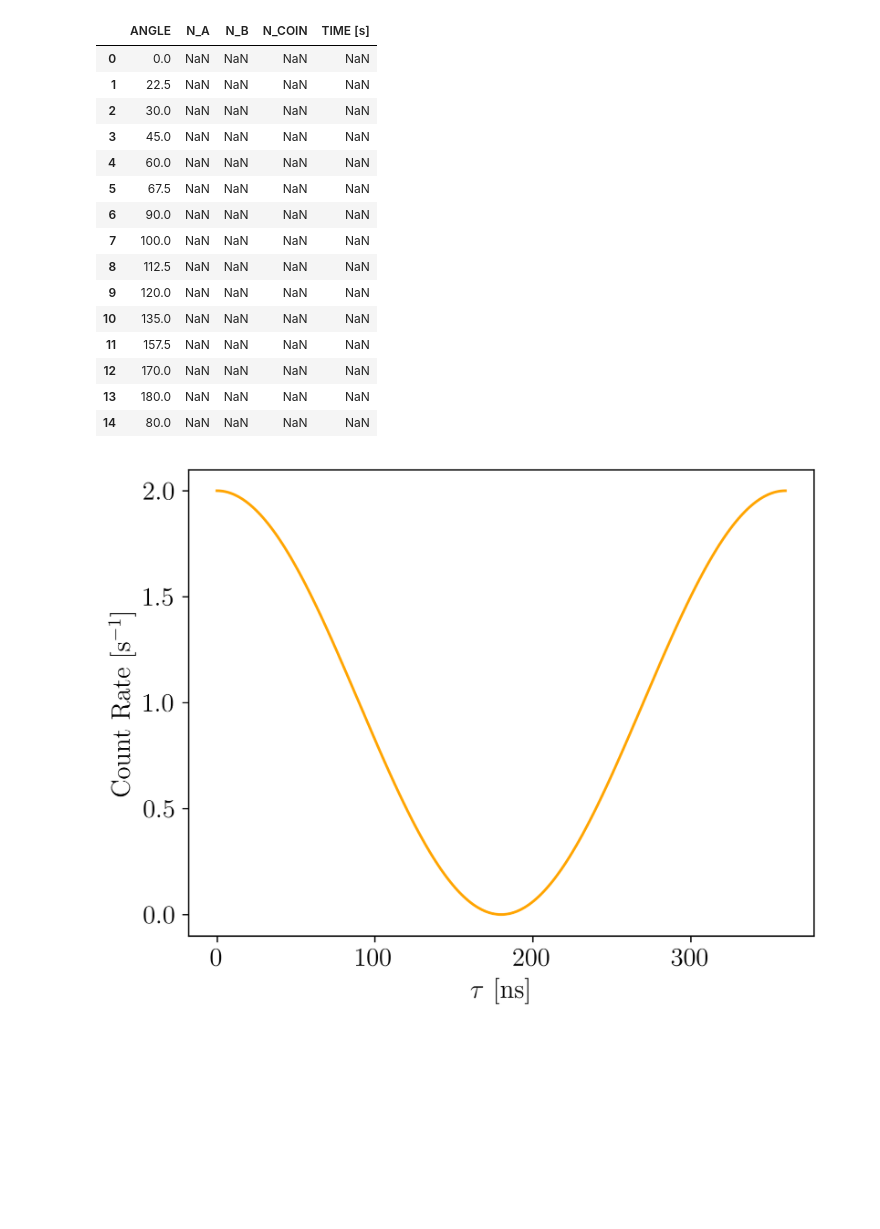
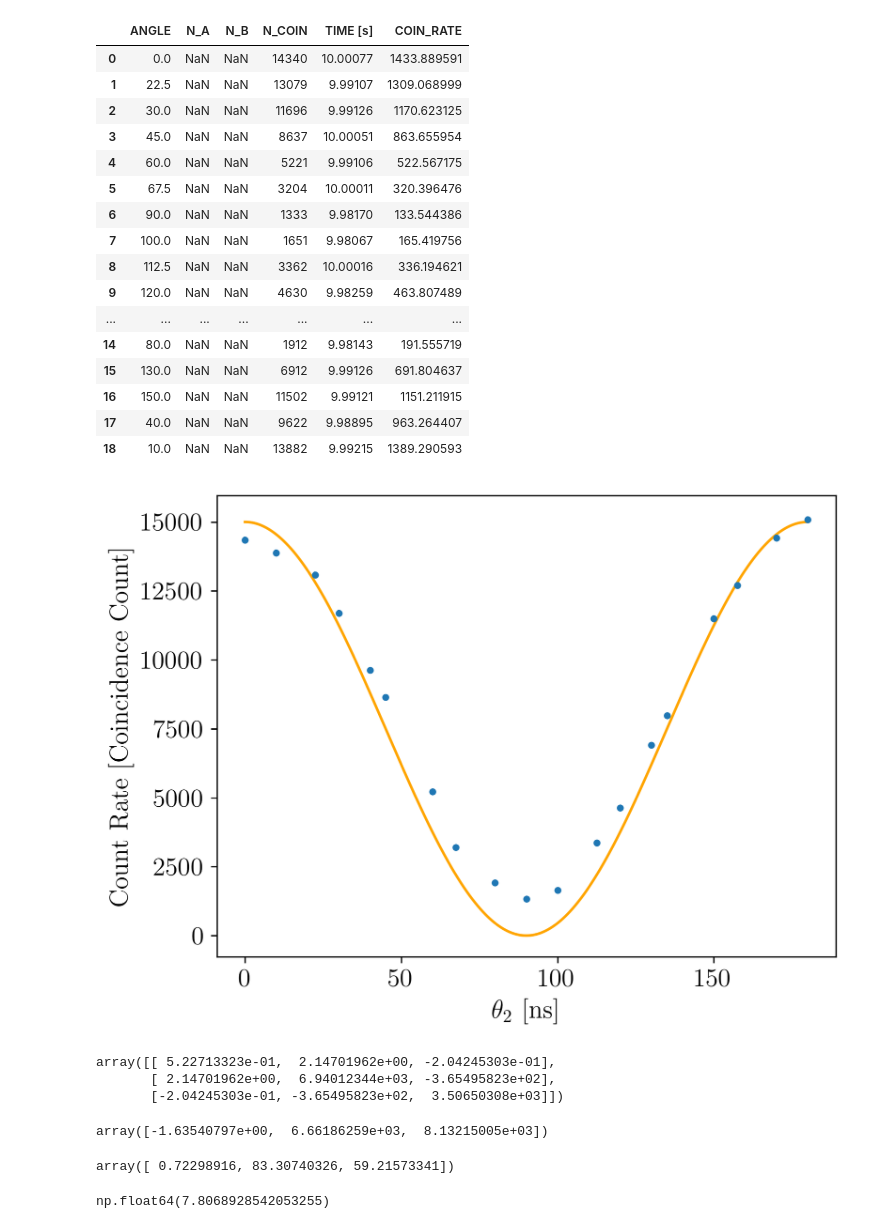
Before and after one commit to andres-luengo/alden-andres-max-most-dangerous-4450-trio, a Jupyter notebook: pol_cor_fit.ipynb, the cells around one changed output. Drawn from its saved outputs; the diff is of its cells as text; code cells hidden in the pictures; blank space fills up the shorter version.

Commit message:
curve fitttttt

```diff
--- a/pol_cor_fit.ipynb
+++ b/pol_cor_fit.ipynb
@@ -11,25 +11,27 @@ df = (pd.read_csv("polarizer_correlation.csv")
       .drop(columns=['Trial Number', 'Angle A'])
       .rename(columns={
           "Angle B": "ANGLE",
+          "N_coin / time": "COIN_RATE"
       }))
 df
 # %% [output]
-|  | ANGLE | N_A | N_B | N_COIN | TIME [s] |
-| 0 | 0.0 | NaN | NaN | NaN | NaN |
-| 1 | 22.5 | NaN | NaN | NaN | NaN |
-| 2 | 30.0 | NaN | NaN | NaN | NaN |
-| 3 | 45.0 | NaN | NaN | NaN | NaN |
-| 4 | 60.0 | NaN | NaN | NaN | NaN |
-| 5 | 67.5 | NaN | NaN | NaN | NaN |
-| 6 | 90.0 | NaN | NaN | NaN | NaN |
-| 7 | 100.0 | NaN | NaN | NaN | NaN |
-| 8 | 112.5 | NaN | NaN | NaN | NaN |
-| 9 | 120.0 | NaN | NaN | NaN | NaN |
-| 10 | 135.0 | NaN | NaN | NaN | NaN |
-| 11 | 157.5 | NaN | NaN | NaN | NaN |
-| 12 | 170.0 | NaN | NaN | NaN | NaN |
-| 13 | 180.0 | NaN | NaN | NaN | NaN |
-| 14 | 80.0 | NaN | NaN | NaN | NaN |
+|  | ANGLE | N_A | N_B | N_COIN | TIME [s] | COIN_RATE |
+| 0 | 0.0 | NaN | NaN | 14340 | 10.00077 | 1433.889591 |
+| 1 | 22.5 | NaN | NaN | 13079 | 9.99107 | 1309.068999 |
+| 2 | 30.0 | NaN | NaN | 11696 | 9.99126 | 1170.623125 |
+| 3 | 45.0 | NaN | NaN | 8637 | 10.00051 | 863.655954 |
+| 4 | 60.0 | NaN | NaN | 5221 | 9.99106 | 522.567175 |
+| 5 | 67.5 | NaN | NaN | 3204 | 10.00011 | 320.396476 |
+| 6 | 90.0 | NaN | NaN | 1333 | 9.98170 | 133.544386 |
+| 7 | 100.0 | NaN | NaN | 1651 | 9.98067 | 165.419756 |
+| 8 | 112.5 | NaN | NaN | 3362 | 10.00016 | 336.194621 |
+| 9 | 120.0 | NaN | NaN | 4630 | 9.98259 | 463.807489 |
+| ... | ... | ... | ... | ... | ... | ... |
+| 14 | 80.0 | NaN | NaN | 1912 | 9.98143 | 191.555719 |
+| 15 | 130.0 | NaN | NaN | 6912 | 9.99126 | 691.804637 |
+| 16 | 150.0 | NaN | NaN | 11502 | 9.99121 | 1151.211915 |
+| 17 | 40.0 | NaN | NaN | 9622 | 9.98895 | 963.264407 |
+| 18 | 10.0 | NaN | NaN | 13882 | 9.99215 | 1389.290593 |
 # %%
 #plot settings
 plt.rcParams.update({
@@ -41,7 +43,7 @@ plt.rcParams["font.size"] = 15
 # %%
 def model(x, phase, amplitude, baseline):
     x = np.array(x)
-    y = amplitude * np.sin(x * np.pi / 180 + phase * np.pi/180) + baseline
+    y = amplitude * np.cos(x * np.pi / 90 + phase * np.pi/180) + baseline
     return y
 # %%
 def redchi2(theta):
@@ -49,17 +51,17 @@ def redchi2(theta):
     y_data = df["N_COIN"]
     return np.sum((y_data - y_mod)**2/y_data) / len(df - len(theta))
 # %%
-p0 = [90, 1, 1]
+p0 = [0, 7500, 7500]
 # %%
 fig, ax = plt.subplots(dpi = 300)
 
-x = np.linspace(0, 360, 5000)
+x = np.linspace(0, 180, 5000)
 y = model(x, *p0)
 ax.plot(x, y, color = "orange")
-ax.errorbar(df['ANGLE'], df['N_COIN'], np.sqrt(df['ANGLE']), ls="", marker = ".")
-ax.set_xlabel("$\\tau$ [ns]")
-ax.set_ylabel("Count Rate $[\\text{s}^{-1}]$")
+ax.errorbar(df['ANGLE'], df['N_COIN'], np.sqrt(df['N_COIN']), ls="", marker = ".")
+ax.set_xlabel("$\\theta_2$ [ns]")
+ax.set_ylabel("Count Rate $[\\text{Coincidence Count}]$")
 plt.savefig("tau_fit.png")
 # %% [output]
-[figure, old version]
+[figure, new version]
 # %%
@@ -69,3 +72,22 @@ width_fit = np.exp(opt_res.x)[1]
+# %%
+pcurve_fit, ecurve_fit = curve_fit(model, df['ANGLE'], df['N_COIN'], p0)
+ecurve_fit
+# %% [output]
+array([[ 5.22713323e-01,  2.14701962e+00, -2.04245303e-01],
+       [ 2.14701962e+00,  6.94012344e+03, -3.65495823e+02],
+       [-2.04245303e-01, -3.65495823e+02,  3.50650308e+03]])
+# %%
+pcurve_fit
+# %% [output]
+array([-1.63540797e+00,  6.66186259e+03,  8.13215005e+03])
+# %%
+np.sqrt((np.diag(ecurve_fit)))
+# %% [output]
+array([ 0.72298916, 83.30740326, 59.21573341])
+# %%
+redchi2(pcurve_fit)
+# %% [output]
+np.float64(7.8068928542053255)
 # %%
 fig, ax = plt.subplots(dpi = 300)
 
```
Also changed, not shown: parts of 4 cells of this notebook, 2 other files.
